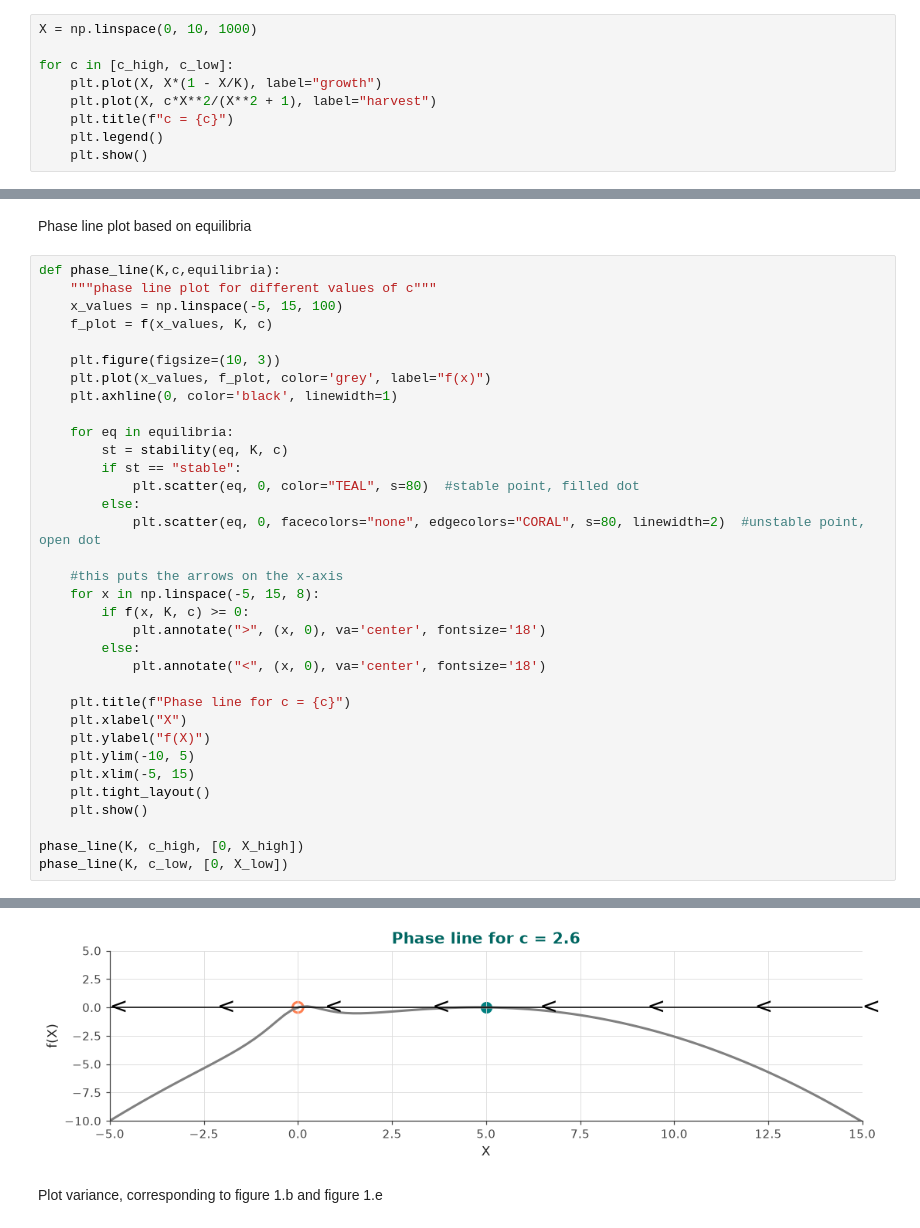
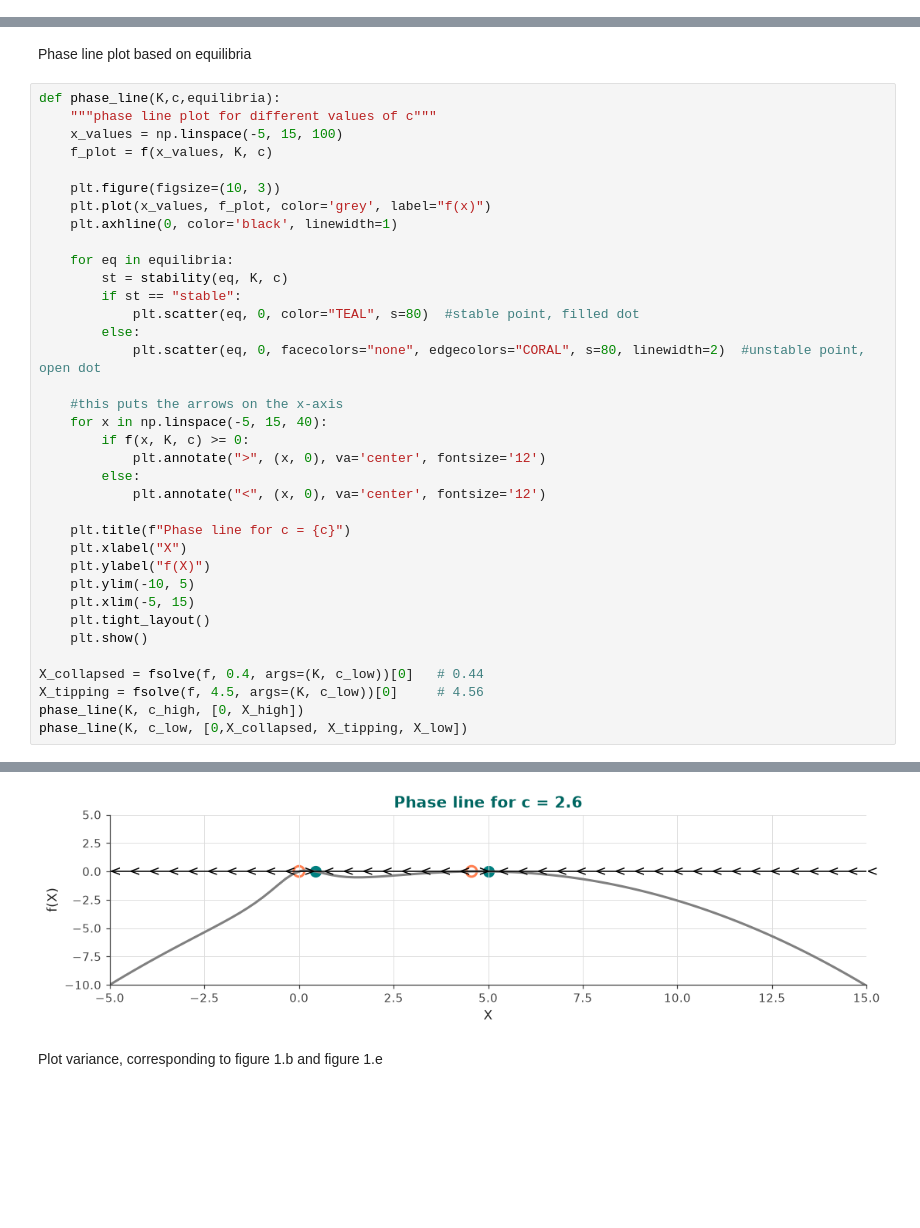
Before and after one commit to betsplie/CSassignment2, a Jupyter notebook: plots.ipynb, the cells around one changed output, grey strips where cells are left out. Drawn from its saved outputs; the diff is of its cells as text; blank space fills up the shorter version.

```diff
--- a/plots.ipynb
+++ b/plots.ipynb
@@ -173,9 +175 @@ plt.show()
 # %%
-X = np.linspace(0, 10, 1000)
-
-for c in [c_high, c_low]:
-    plt.plot(X, X*(1 - X/K), label="growth")
-    plt.plot(X, c*X**2/(X**2 + 1), label="harvest")
-    plt.title(f"c = {c}")
-    plt.legend()
-    plt.show()
@@ -218,11 +215,11 @@ def phase_line(K,c,equilibria):
             plt.scatter(eq, 0, facecolors="none", edgecolors="CORAL", s=80, linewidth=2)  #unstable point, open dot
 
     #this puts the arrows on the x-axis
-    for x in np.linspace(-5, 15, 8):
+    for x in np.linspace(-5, 15, 40):
         if f(x, K, c) >= 0:
-            plt.annotate(">", (x, 0), va='center', fontsize='18')
+            plt.annotate(">", (x, 0), va='center', fontsize='12')
         else:
-            plt.annotate("<", (x, 0), va='center', fontsize='18')
+            plt.annotate("<", (x, 0), va='center', fontsize='12')
 
     plt.title(f"Phase line for c = {c}")
     plt.xlabel("X")
@@ -232,6 +229,8 @@ def phase_line(K,c,equilibria):
     plt.tight_layout()
     plt.show()
 
+X_collapsed = fsolve(f, 0.4, args=(K, c_low))[0]   # 0.44
+X_tipping = fsolve(f, 4.5, args=(K, c_low))[0]     # 4.56
 phase_line(K, c_high, [0, X_high])
-phase_line(K, c_low, [0, X_low])
+phase_line(K, c_low, [0,X_collapsed, X_tipping, X_low])
 # %% [output]
@@ -239,4 +238,4 @@ phase_line(K, c_low, [0, X_low])
-[figure, old version]
+[figure, new version]
 # %% [markdown]
 Plot variance, corresponding to figure 1.b and figure 1.e
 # %%
```
Also changed, not shown: parts of 4 cells of this notebook.
